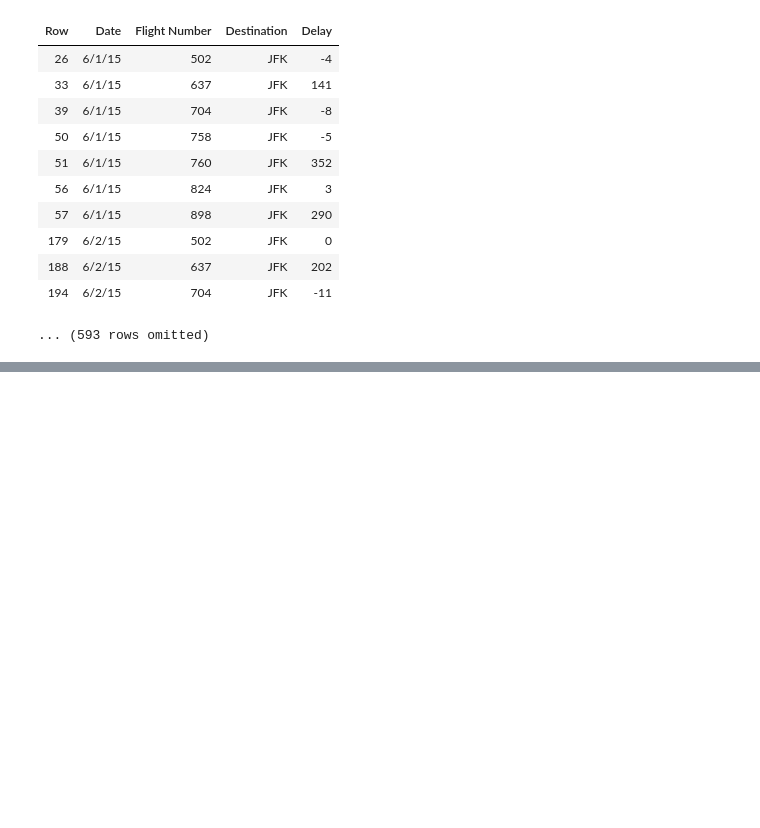
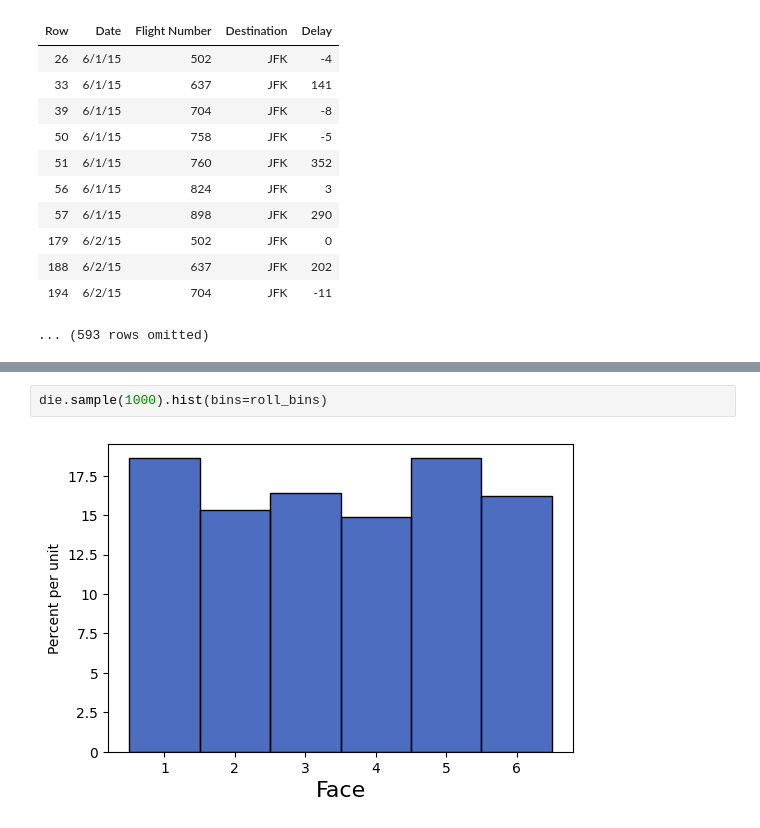
Before and after one commit to lochnes-007/Data8, a Jupyter notebook: 15-Sampling.ipynb, the cells around one changed output, grey strips where cells are left out. Cells and saved outputs as stored; diff of their text form; blank space fills up the shorter version.

```diff
--- a/15-Sampling.ipynb
+++ b/15-Sampling.ipynb
@@ -34,0 +66,4 @@ united.where("Destination", "JFK")
+# %%
+die.sample(1000).hist(bins=roll_bins)
+# %% [output]
+[figure, added]
```
Also changed, not shown: parts of 4 cells of this notebook.
